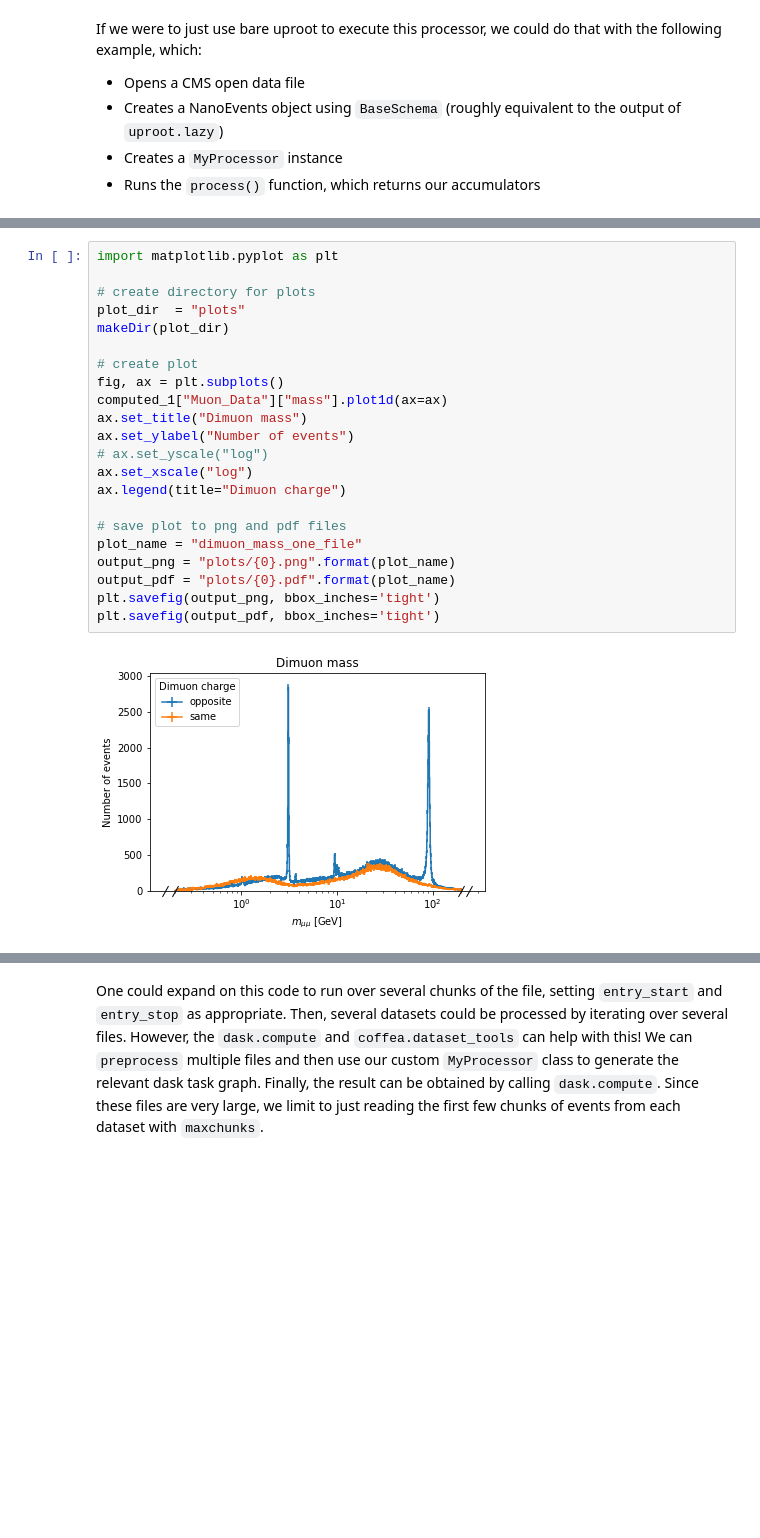
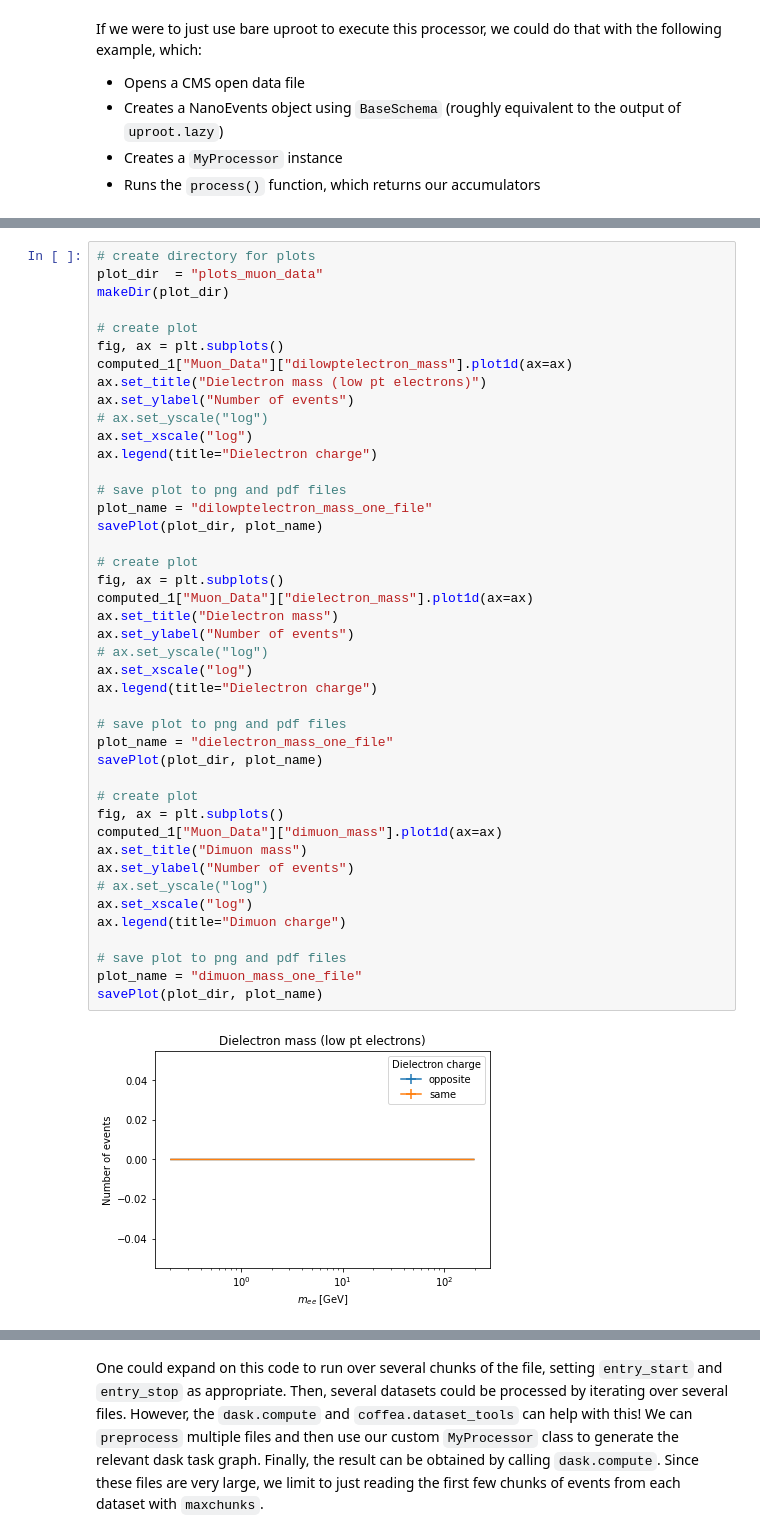
Before and after one commit to ku-cms/LeptonStudies, a Jupyter notebook: notebooks/processor_analysis.ipynb, the cells around one changed output, grey strips where cells are left out. Saved outputs shown, nothing was run; the diff lists cells and outputs as text; blank space fills up the shorter version.

Commit message:
Use low pt electrons. Create savePlot function. Print num events and run time. Fix bugs with using second computed output.

```diff
--- a/notebooks/processor_analysis.ipynb
+++ b/notebooks/processor_analysis.ipynb
@@ -135,24 +245,45 @@ run time: 12.71 seconds
-# %%
-import matplotlib.pyplot as plt
-
-# create directory for plots
-plot_dir  = "plots"
-makeDir(plot_dir)
-
-# create plot
-fig, ax = plt.subplots()
-computed_1["Muon_Data"]["mass"].plot1d(ax=ax)
-ax.set_title("Dimuon mass")
-ax.set_ylabel("Number of events")
-# ax.set_yscale("log")
-ax.set_xscale("log")
-ax.legend(title="Dimuon charge")
-
-# save plot to png and pdf files
-plot_name = "dimuon_mass_one_file"
-output_png = "plots/{0}.png".format(plot_name)
-output_pdf = "plots/{0}.pdf".format(plot_name)
-plt.savefig(output_png, bbox_inches='tight')
-plt.savefig(output_pdf, bbox_inches='tight')
-# %% [output]
-[figure, removed]
+# %%
+# create directory for plots
+plot_dir  = "plots_muon_data"
+makeDir(plot_dir)
+
+# create plot
+fig, ax = plt.subplots()
+computed_1["Muon_Data"]["dilowptelectron_mass"].plot1d(ax=ax)
+ax.set_title("Dielectron mass (low pt electrons)")
+ax.set_ylabel("Number of events")
+# ax.set_yscale("log")
+ax.set_xscale("log")
+ax.legend(title="Dielectron charge")
+
+# save plot to png and pdf files
+plot_name = "dilowptelectron_mass_one_file"
+savePlot(plot_dir, plot_name)
+
+# create plot
+fig, ax = plt.subplots()
+computed_1["Muon_Data"]["dielectron_mass"].plot1d(ax=ax)
+ax.set_title("Dielectron mass")
+ax.set_ylabel("Number of events")
+# ax.set_yscale("log")
+ax.set_xscale("log")
+ax.legend(title="Dielectron charge")
+
+# save plot to png and pdf files
+plot_name = "dielectron_mass_one_file"
+savePlot(plot_dir, plot_name)
+
+# create plot
+fig, ax = plt.subplots()
+computed_1["Muon_Data"]["dimuon_mass"].plot1d(ax=ax)
+ax.set_title("Dimuon mass")
+ax.set_ylabel("Number of events")
+# ax.set_yscale("log")
+ax.set_xscale("log")
+ax.legend(title="Dimuon charge")
+
+# save plot to png and pdf files
+plot_name = "dimuon_mass_one_file"
+savePlot(plot_dir, plot_name)
+# %% [output]
+[figure, added]
```
Also changed, not shown: parts of 6 cells of this notebook.
